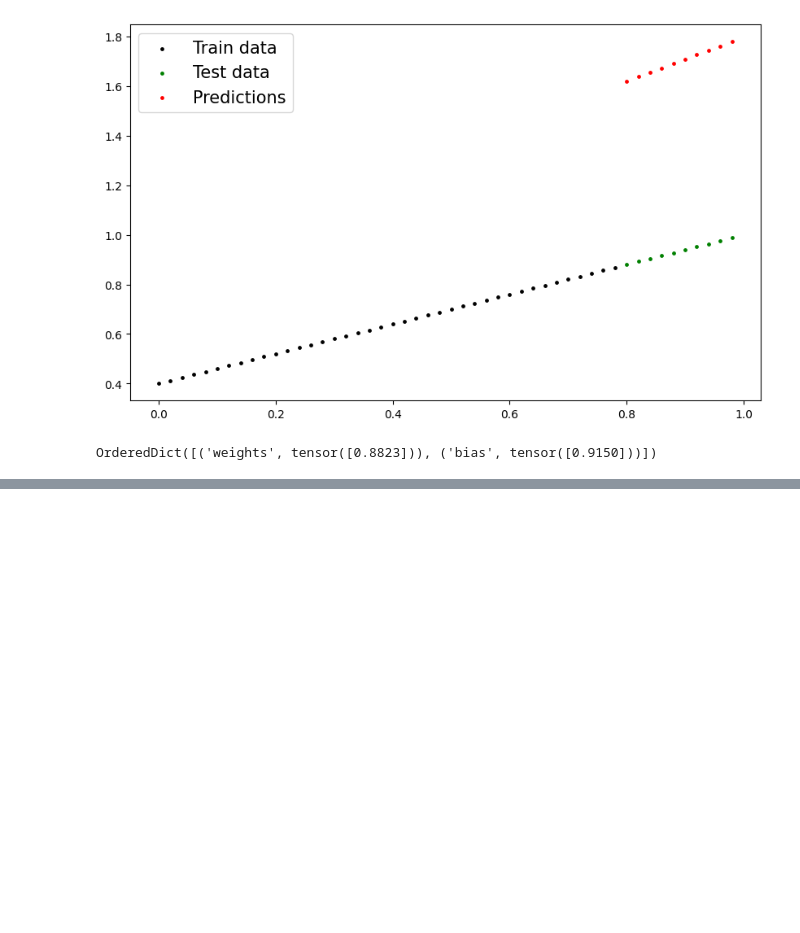
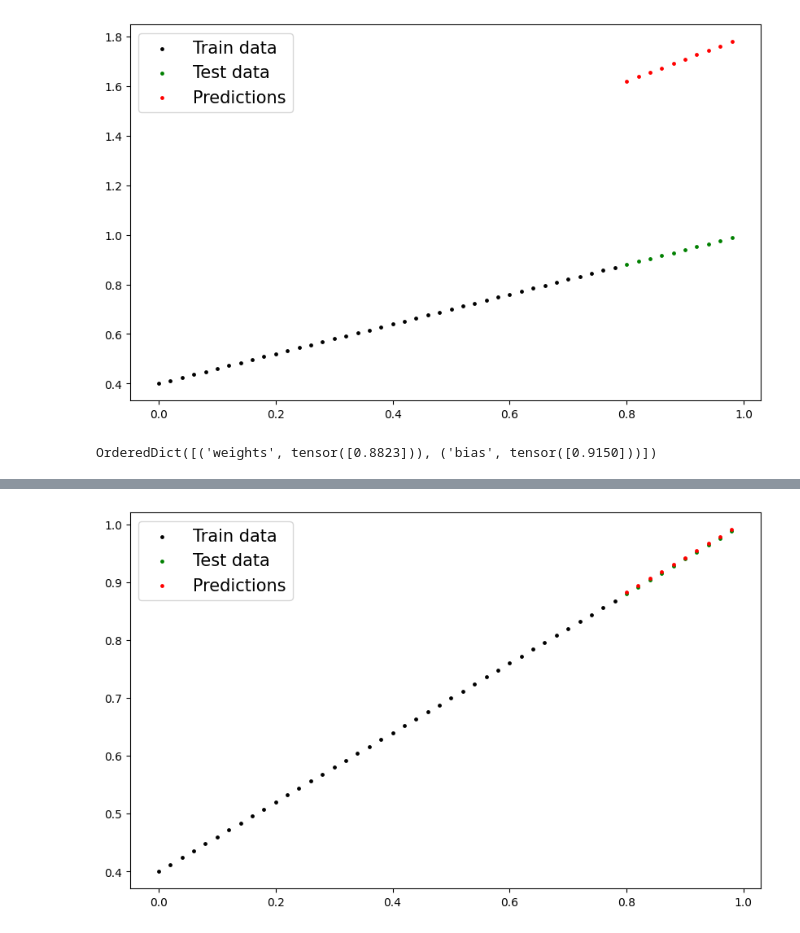
Before and after one commit to HeidariMohamad/linear-regression, a Jupyter notebook: torch.ipynb, the cells around one changed output, grey strips where cells are left out. Cells and saved outputs as stored; diff of their text form; code cells hidden in the pictures; blank space fills up the shorter version.

Commit message:
final prediction

```diff
--- a/torch.ipynb
+++ b/torch.ipynb
@@ -125,3 +125,19 @@ plot_predictions(predictions=y_pred)
 modelone.state_dict()
 # %% [output]
 OrderedDict([('weights', tensor([0.8823])), ('bias', tensor([0.9150]))])
+# %%
+loss_fn=nn.L1Loss()
+optimizer_fn=torch.optim.SGD(params=modelone.parameters(),lr=0.005)
+# %%
+epochs = 50
+for epoch in range(epochs):
+    modelone.train()
+    y_pred=modelone(X_train)
+    loss=loss_fn(y_pred,y_train)
+    optimizer_fn.zero_grad()
+    loss.backward()
+    optimizer_fn.step()
+    modelone.eval()
+print(y_pred[:10])
+
+print(loss)
@@ -127,0 +156,8 @@ OrderedDict([('weights', tensor([0.8823])), ('bias', tensor([0.9150]))])
+# %%
+with torch.inference_mode():
+
+    y_pred_new=modelone(X_test)
+# %%
+plot_predictions(predictions=y_pred_new)
+# %% [output]
+[figure, added]
```
Also changed, not shown: parts of 1 cell of this notebook.
